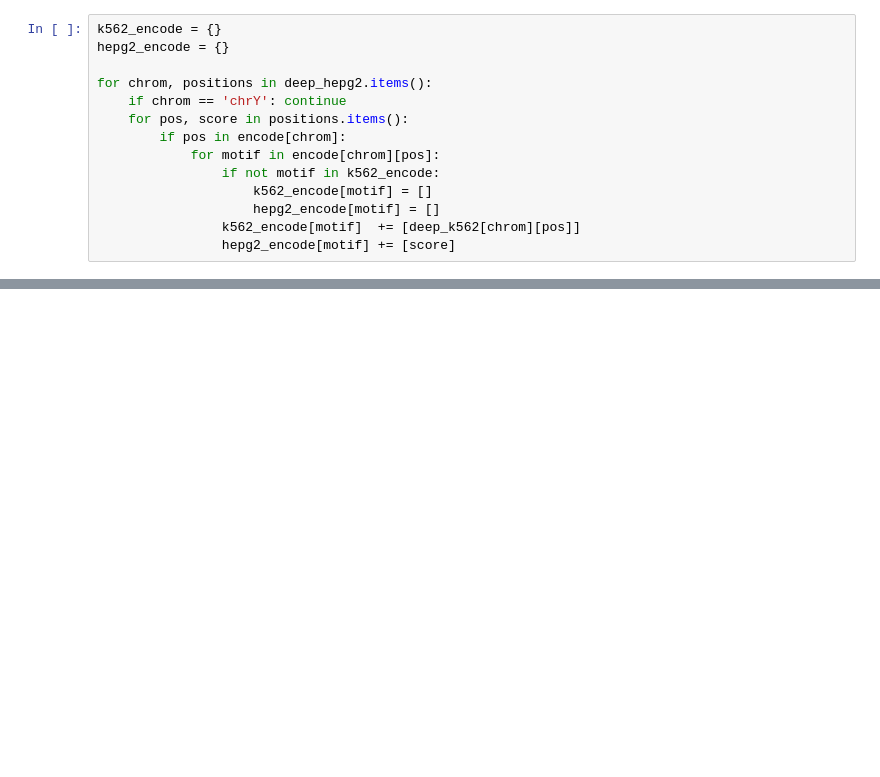
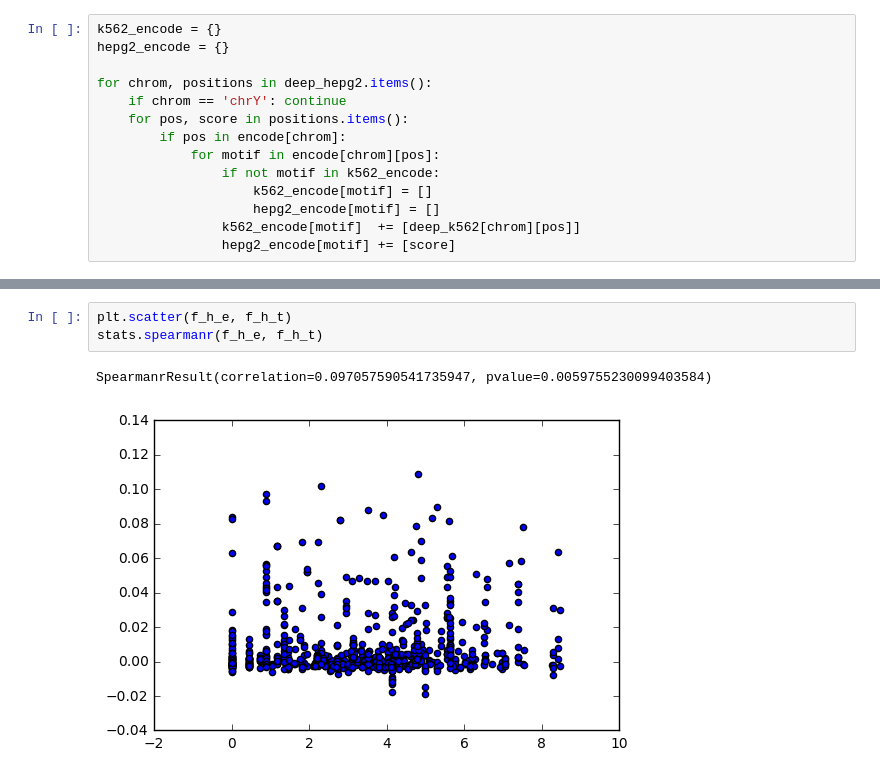
Before and after one commit to irvhsu/cs273b-project, a Jupyter notebook: notebooks/interpretation/Differentially_active_TFs.ipynb, the cells around one changed output, grey strips where cells are left out. Saved outputs shown, nothing was run; the diff lists cells and outputs as text; blank space fills up the shorter version.

```diff
--- a/notebooks/interpretation/Differentially_active_TFs.ipynb
+++ b/notebooks/interpretation/Differentially_active_TFs.ipynb
@@ -192,0 +261,6 @@ plt.show()
+# %%
+plt.scatter(f_h_e, f_h_t)
+stats.spearmanr(f_h_e, f_h_t)
+# %% [output]
+SpearmanrResult(correlation=0.097057590541735947, pvalue=0.0059755230099403584)
+[figure, added]
```
Also changed, not shown: parts of 14 cells of this notebook.
